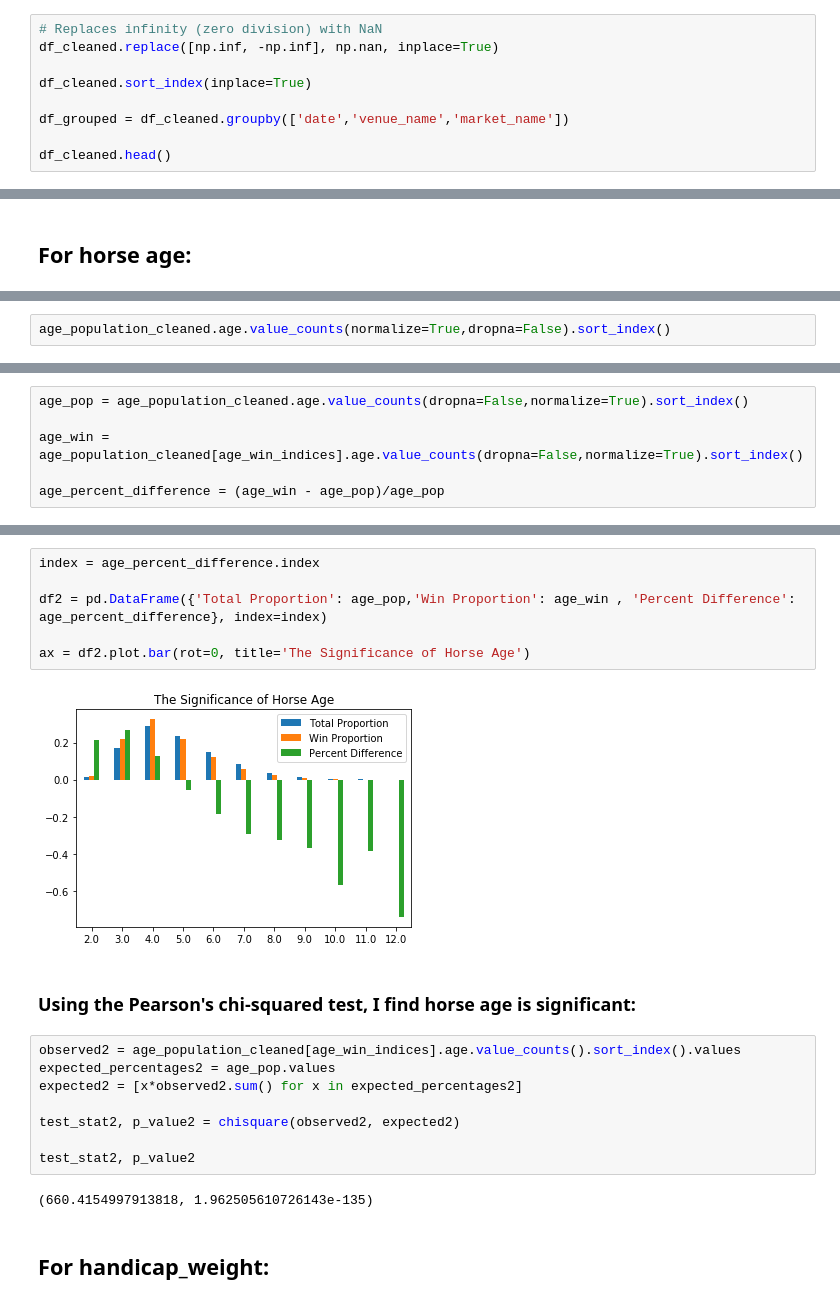
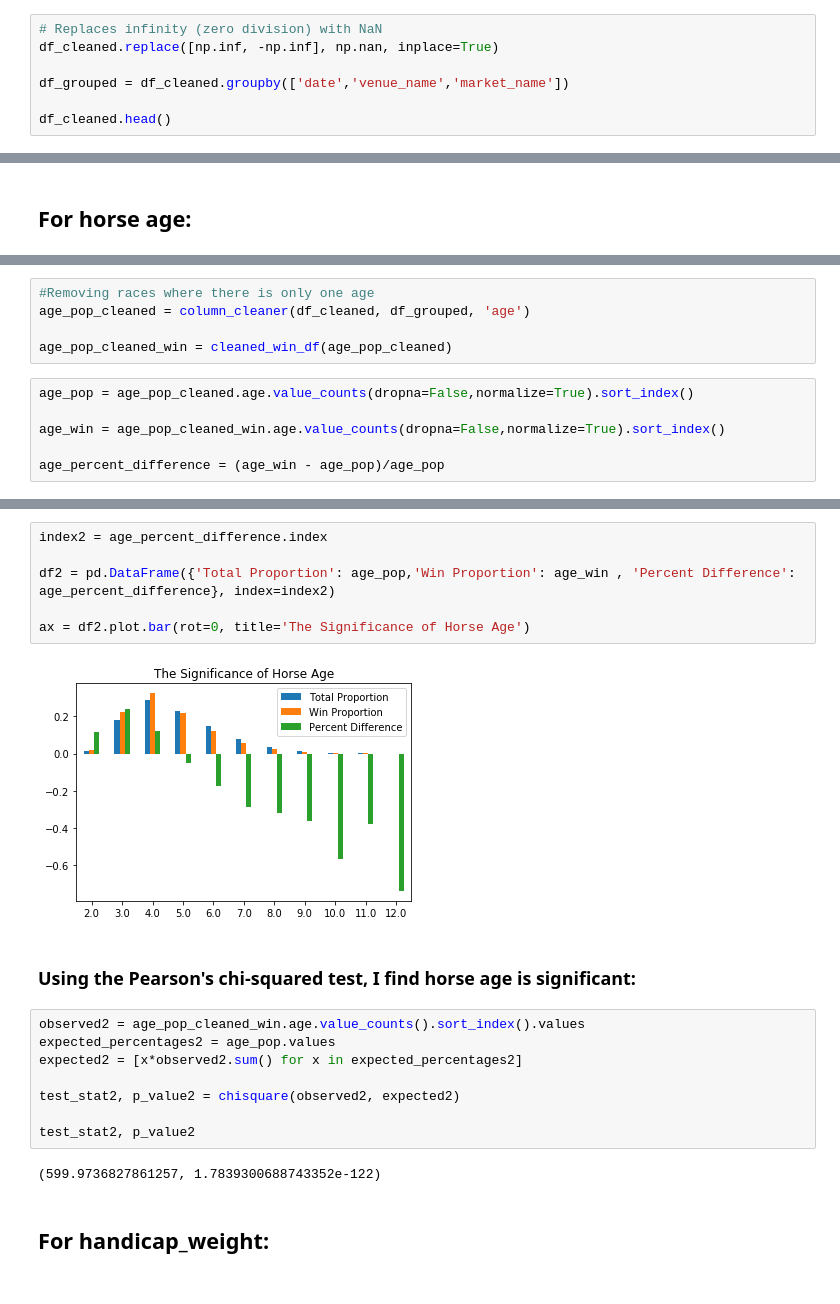
Before and after one commit to Ibnadm/Predict-DogRacing, a Jupyter notebook: Horse Racing Analysis.ipynb, the cells around one changed output, grey strips where cells are left out. Saved outputs shown, nothing was run; the diff lists cells and outputs as text.

```diff
--- a/Horse Racing Analysis.ipynb
+++ b/Horse Racing Analysis.ipynb
@@ -149,8 +172,6 @@ df_grouped = df_cleaned.groupby(['date','venue_name','market_name'])
 # Replaces infinity (zero division) with NaN
 df_cleaned.replace([np.inf, -np.inf], np.nan, inplace=True)
 
-df_cleaned.sort_index(inplace=True)
-
 df_grouped = df_cleaned.groupby(['date','venue_name','market_name'])
 
 df_cleaned.head()
@@ -245,2 +262,11 @@ age_population_cleaned = df_cleaned.loc[age_population_indices].drop_duplicates(
+# %%
+#Removing races where there is only one age
+age_pop_cleaned = column_cleaner(df_cleaned, df_grouped, 'age')
+
+age_pop_cleaned_win = cleaned_win_df(age_pop_cleaned)
 # %%
-age_population_cleaned.age.value_counts(normalize=True,dropna=False).sort_index()
+age_pop = age_pop_cleaned.age.value_counts(dropna=False,normalize=True).sort_index()
+
+age_win = age_pop_cleaned_win.age.value_counts(dropna=False,normalize=True).sort_index()
+
+age_percent_difference = (age_win - age_pop)/age_pop
@@ -277,9 +273,3 @@ Name: age, dtype: float64
-# %%
-age_pop = age_population_cleaned.age.value_counts(dropna=False,normalize=True).sort_index()
-
-age_win = age_population_cleaned[age_win_indices].age.value_counts(dropna=False,normalize=True).sort_index()
-
-age_percent_difference = (age_win - age_pop)/age_pop
 # %%
 age_percent_difference
 # %% [output]
@@ -296,17 +286,17 @@ age_percent_difference
 12.00   -0.74
 Name: age, dtype: float64
 # %%
-index = age_percent_difference.index
+index2 = age_percent_difference.index
 
-df2 = pd.DataFrame({'Total Proportion': age_pop,'Win Proportion': age_win , 'Percent Difference': age_percent_difference}, index=index)
+df2 = pd.DataFrame({'Total Proportion': age_pop,'Win Proportion': age_win , 'Percent Difference': age_percent_difference}, index=index2)
 
 ax = df2.plot.bar(rot=0, title='The Significance of Horse Age')
 # %% [output]
-[figure, old version]
+[figure, new version]
 # %% [markdown]
 ### Using the Pearson's chi-squared test, I find horse age is significant:
 # %%
-observed2 = age_population_cleaned[age_win_indices].age.value_counts().sort_index().values
+observed2 = age_pop_cleaned_win.age.value_counts().sort_index().values
 expected_percentages2 = age_pop.values
 expected2 = [x*observed2.sum() for x in expected_percentages2]
 
@@ -314,6 +304,6 @@ test_stat2, p_value2 = chisquare(observed2, expected2)
 
 test_stat2, p_value2
 # %% [output]
-(660.4154997913818, 1.962505610726143e-135)
+(599.9736827861257, 1.7839300688743352e-122)
 # %% [markdown]
 ## For handicap_weight:
```
Also changed, not shown: parts of 94 cells of this notebook.
